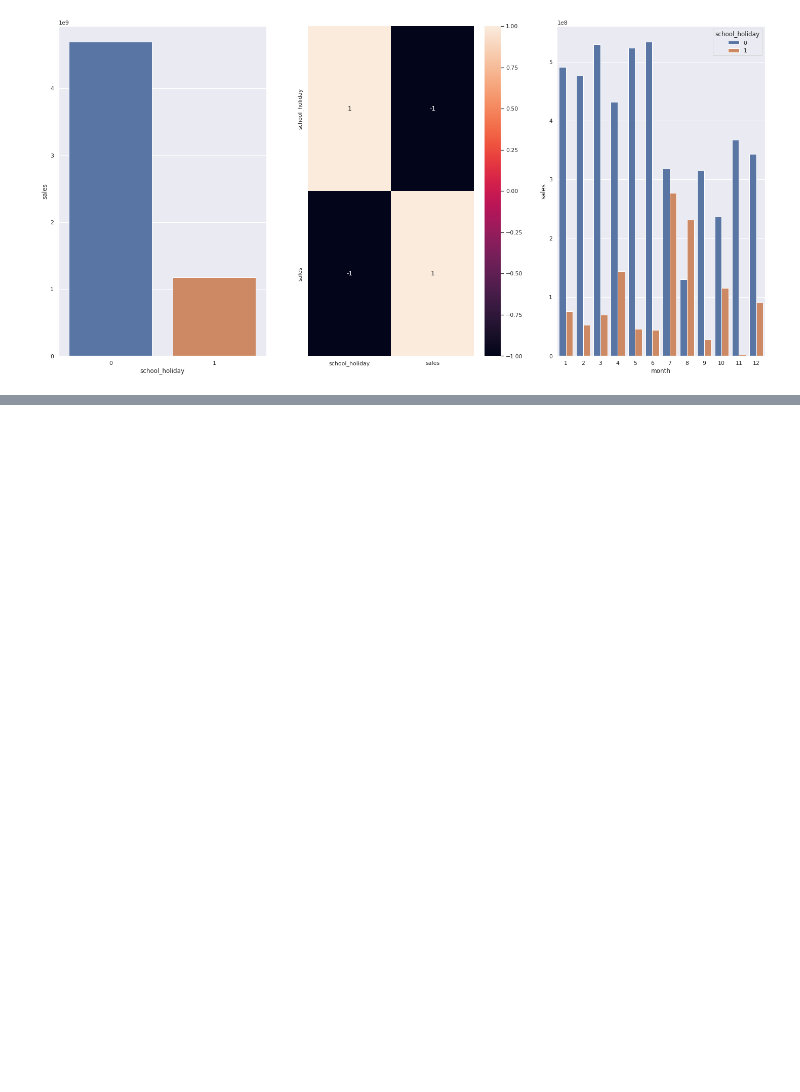
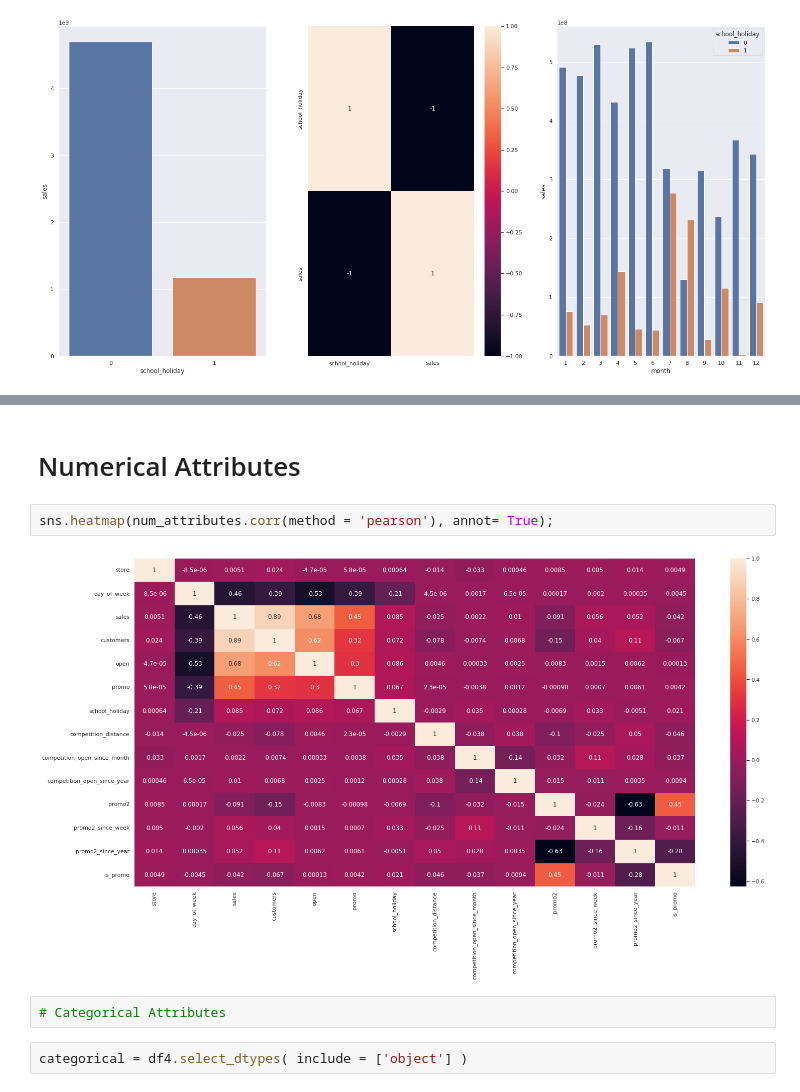
Before and after one commit to guiaraujofreitas/Rossmann-Store-Sales, a Jupyter notebook: m04_Store_Sales_prediction.ipynb, the cells around one changed output, grey strips where cells are left out. Saved outputs shown, nothing was run; the diff lists cells and outputs as text; blank space fills up the shorter version.

Commit message:
Making Attributes Categorical

```diff
--- a/m04_Store_Sales_prediction.ipynb
+++ b/m04_Store_Sales_prediction.ipynb
@@ -866,3 +869,13 @@ H8            False         Mean
 H9            False         High
 H10           True          High
 H11           True          High
+# %% [markdown]
+# Numerical Attributes
+# %%
+sns.heatmap(num_attributes.corr(method = 'pearson'), annot= True);
+# %% [output]
+[figure, added]
+# %%
+# Categorical Attributes
+# %%
+categorical = df4.select_dtypes( include = ['object'] )
```
Also changed, not shown: parts of 8 cells of this notebook.
